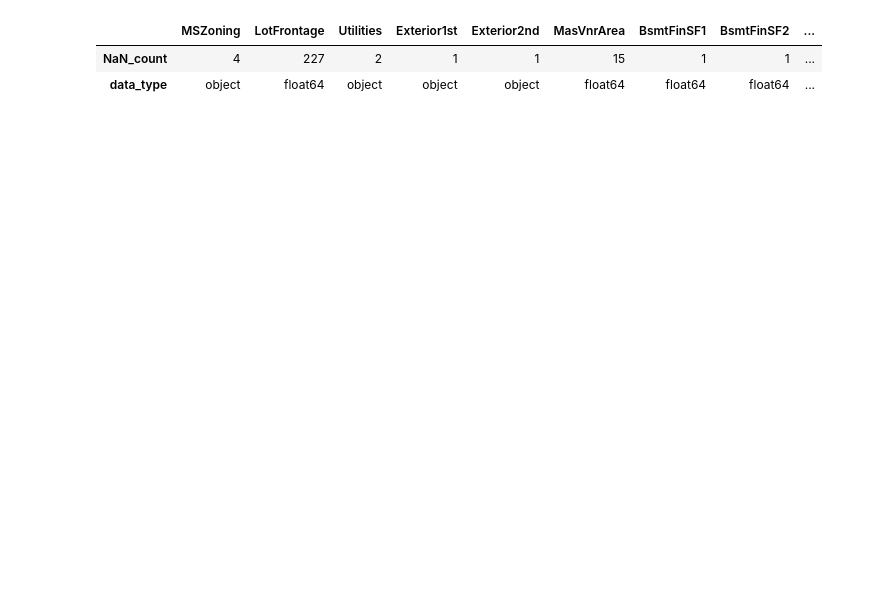
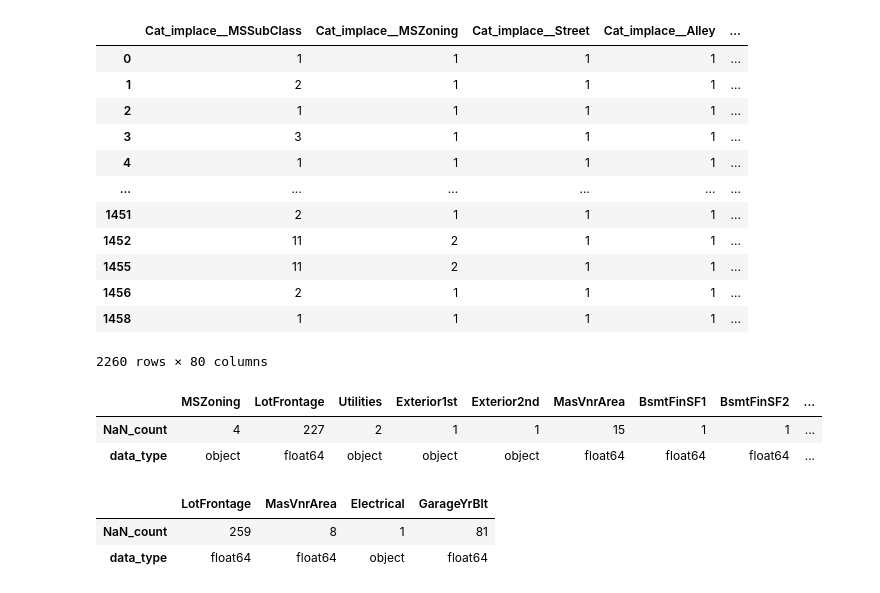
Before and after one commit to romnatall/stkagglehouseprice, a Jupyter notebook: a.ipynb, the cells around one changed output. Cells and saved outputs as stored; diff of their text form; code cells hidden in the pictures; blank space fills up the shorter version.

```diff
--- a/a.ipynb
+++ b/a.ipynb
@@ -91,12 +179,28 @@ def fill_anyNan(df):
-# %%
-def show_nan_count(train):
-    d=pd.DataFrame(data={'NaN_count': train.isna().sum(), 'data_type': train.dtypes}).T
-    filtered_columns = d.columns[d.loc['NaN_count'] > 0]
-    filtered_df = d[filtered_columns]
-    return filtered_df
-
-show_nan_count(test)
-# %% [output]
-|  | MSZoning | LotFrontage | Utilities | Exterior1st | Exterior2nd | MasVnrArea | BsmtFinSF1 | BsmtFinSF2 | ... |
-| NaN_count | 4 | 227 | 2 | 1 | 1 | 15 | 1 | 1 | ... |
-| data_type | object | float64 | object | object | object | float64 | float64 | float64 | ... |
+# %%
+fullset
+# %% [output]
+|  | Cat_implace__MSSubClass | Cat_implace__MSZoning | Cat_implace__Street | Cat_implace__Alley | ... |
+| 0 | 1 | 1 | 1 | 1 | ... |
+| 1 | 2 | 1 | 1 | 1 | ... |
+| 2 | 1 | 1 | 1 | 1 | ... |
+| 3 | 3 | 1 | 1 | 1 | ... |
+| 4 | 1 | 1 | 1 | 1 | ... |
+| ... | ... | ... | ... | ... | ... |
+| 1451 | 2 | 1 | 1 | 1 | ... |
+| 1452 | 11 | 2 | 1 | 1 | ... |
+| 1455 | 11 | 2 | 1 | 1 | ... |
+| 1456 | 2 | 1 | 1 | 1 | ... |
+| 1458 | 1 | 1 | 1 | 1 | ... |
+2260 rows × 80 columns
+# %%
+show_nan_count(val)
+# %% [output]
+|  | MSZoning | LotFrontage | Utilities | Exterior1st | Exterior2nd | MasVnrArea | BsmtFinSF1 | BsmtFinSF2 | ... |
+| NaN_count | 4 | 227 | 2 | 1 | 1 | 15 | 1 | 1 | ... |
+| data_type | object | float64 | object | object | object | float64 | float64 | float64 | ... |
+# %%
+show_nan_count(train)
+# %% [output]
+|  | LotFrontage | MasVnrArea | Electrical | GarageYrBlt |
+| NaN_count | 259 | 8 | 1 | 81 |
+| data_type | float64 | float64 | object | float64 |
```
Also changed, not shown: parts of 2 cells of this notebook.
